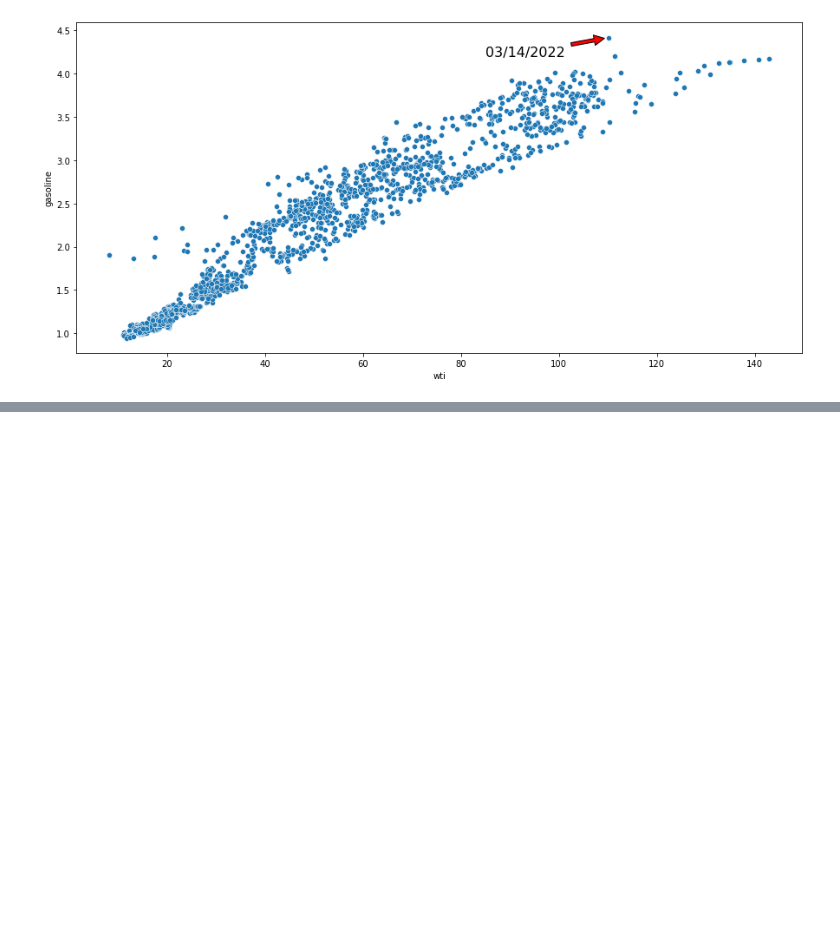
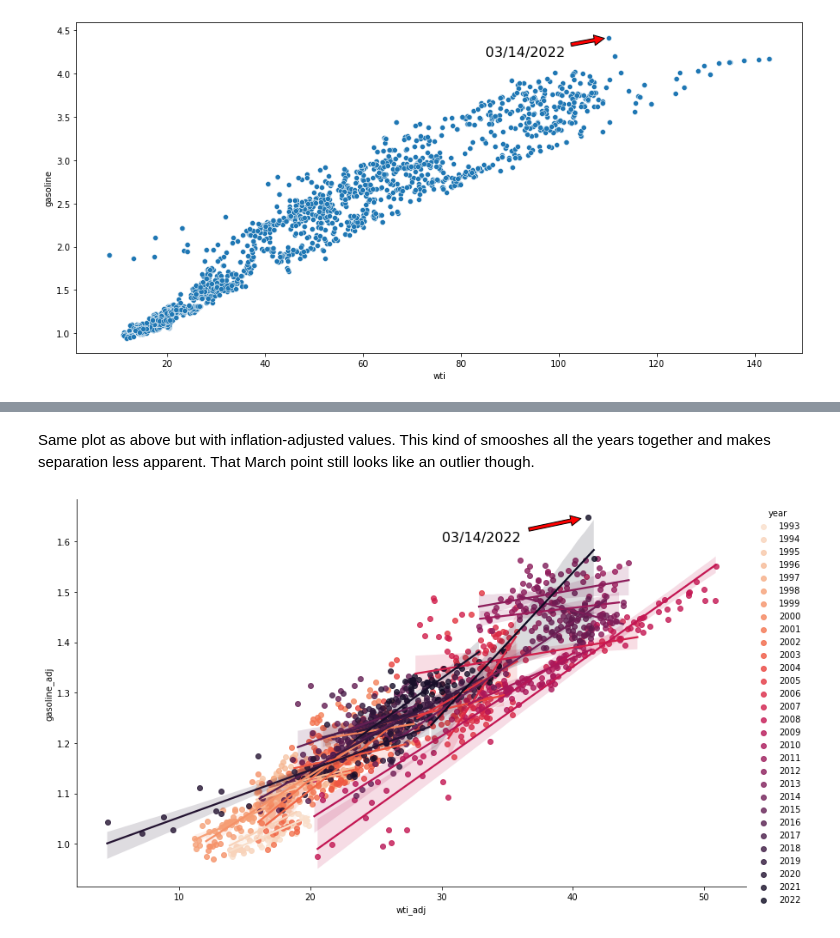
Before and after one commit to bautsch/gasoline-prices, a Jupyter notebook: gasoline_prices.ipynb, the cells around one changed output, grey strips where cells are left out. Saved outputs shown, nothing was run; the diff lists cells and outputs as text; code cells hidden in the pictures; blank space fills up the shorter version.

```diff
--- a/gasoline_prices.ipynb
+++ b/gasoline_prices.ipynb
@@ -292,3 +311,9 @@ plt.savefig('wti vs gasoline by year fitted.png')
+# %% [markdown]
+Same plot as above but with inflation-adjusted values. This kind of smooshes all the years together and makes separation less apparent. That March point still looks like an outlier though.
 # %%
-sns.lmplot(data=df[df.year>=2008], x='wti_adj', y='gasoline_adj', hue='year', palette='rocket_r', height=7, aspect=1.667)
+sns.lmplot(data=df, x='wti_adj', y='gasoline_adj', hue='year', palette='rocket_r', height=7, aspect=1.667)
+plt.annotate(last_date, xy=(xpos_adj, ypos_adj), xytext=(30, 1.6),
+            arrowprops=dict(facecolor='red', shrink=0.1), size=16)
 plt.savefig('wti vs gasoline adjusted by year fitted.png')
+# %% [output]
+[figure, added]
```
Also changed, not shown: parts of 24 cells of this notebook, 4 other files.
